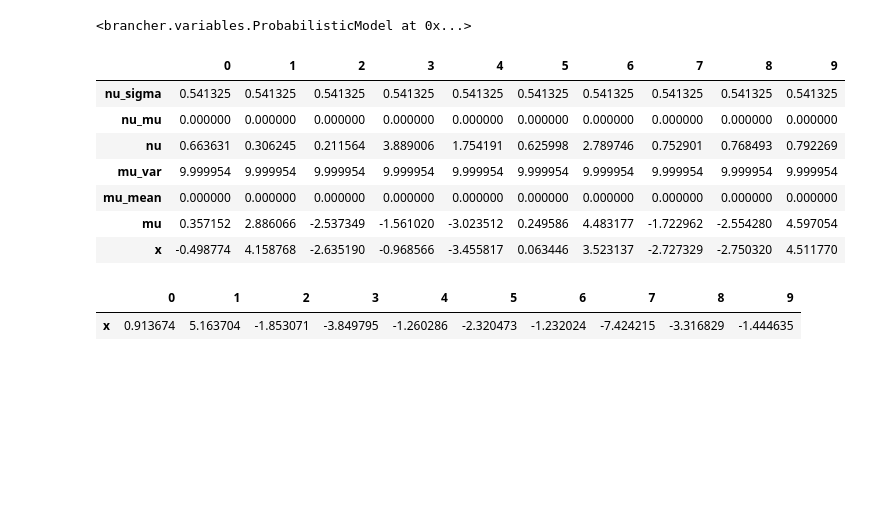
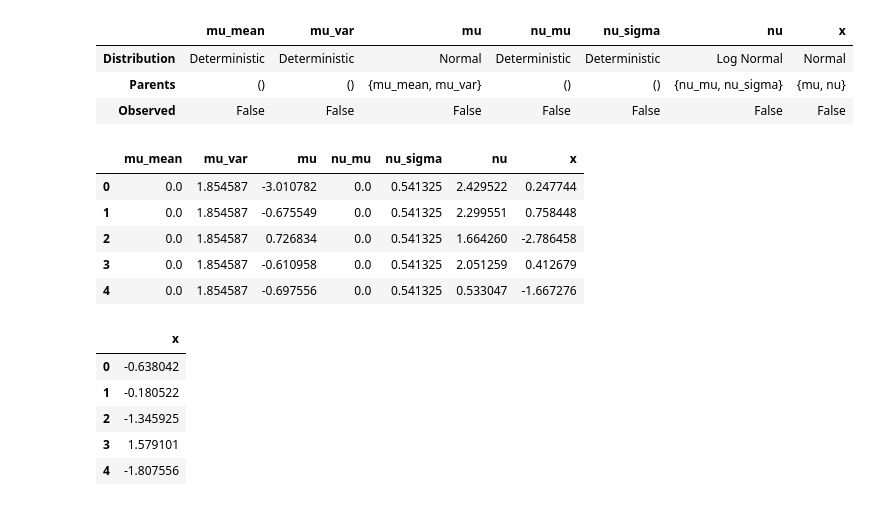
Before and after one commit to LucaAmbrogioni/Brancher, a Jupyter notebook: examples/notebooks/Intro.ipynb, the cells around one changed output. Cells and saved outputs as stored; diff of their text form; code cells hidden in the pictures; blank space fills up the shorter version.

```diff
--- a/examples/notebooks/Intro.ipynb
+++ b/examples/notebooks/Intro.ipynb
@@ -15,38 +15,43 @@ from brancher import inference
 import brancher.functions as BF
 # %%
 # Real model
-nu_real = 1.
-mu_real = -2.
-x_real = NormalVariable(mu_real, nu_real, "x_real")
+mu_real = 1.
+nu_real = 0.25
+x_real = NormalVariable(np.sin(mu_real), nu_real, "x_real")
 
 # Normal model
+mu = NormalVariable(0., 2., "mu")
 nu = LogNormalVariable(0., 1., "nu")
-mu = NormalVariable(0., 10., "mu")
-x = NormalVariable(mu, nu, "x")
-model = ProbabilisticModel([x])
+x = NormalVariable(BF.sin(mu), nu, "x") #TODO: Fix unary operator -
+model = ProbabilisticModel([x]) #FIx Repetitions in summary
 
-model
+model.model_summary
 # %% [output]
-<brancher.variables.ProbabilisticModel at 0x...>
+|  | mu_mean | mu_var | mu | nu_mu | nu_sigma | nu | x |
+| Distribution | Deterministic | Deterministic | Normal | Deterministic | Deterministic | Log Normal | Normal |
+| Parents | () | () | {mu_mean, mu_var} | () | () | {nu_mu, nu_sigma} | {mu, nu} |
+| Observed | False | False | False | False | False | False | False |
 # %%
 # Print samples
-sample = model.get_sample(10)
+sample = model.get_sample(5)
 sample
 # %% [output]
-|  | 0 | 1 | 2 | 3 | 4 | 5 | 6 | 7 | 8 | 9 |
-| nu_sigma | 0.541325 | 0.541325 | 0.541325 | 0.541325 | 0.541325 | 0.541325 | 0.541325 | 0.541325 | 0.541325 | 0.541325 |
-| nu_mu | 0.000000 | 0.000000 | 0.000000 | 0.000000 | 0.000000 | 0.000000 | 0.000000 | 0.000000 | 0.000000 | 0.000000 |
-| nu | 0.663631 | 0.306245 | 0.211564 | 3.889006 | 1.754191 | 0.625998 | 2.789746 | 0.752901 | 0.768493 | 0.792269 |
-| mu_var | 9.999954 | 9.999954 | 9.999954 | 9.999954 | 9.999954 | 9.999954 | 9.999954 | 9.999954 | 9.999954 | 9.999954 |
-| mu_mean | 0.000000 | 0.000000 | 0.000000 | 0.000000 | 0.000000 | 0.000000 | 0.000000 | 0.000000 | 0.000000 | 0.000000 |
-| mu | 0.357152 | 2.886066 | -2.537349 | -1.561020 | -3.023512 | 0.249586 | 4.483177 | -1.722962 | -2.554280 | 4.597054 |
-| x | -0.498774 | 4.158768 | -2.635190 | -0.968566 | -3.455817 | 0.063446 | 3.523137 | -2.727329 | -2.750320 | 4.511770 |
+|  | mu_mean | mu_var | mu | nu_mu | nu_sigma | nu | x |
+| 0 | 0.0 | 1.854587 | -3.010782 | 0.0 | 0.541325 | 2.429522 | 0.247744 |
+| 1 | 0.0 | 1.854587 | -0.675549 | 0.0 | 0.541325 | 2.299551 | 0.758448 |
+| 2 | 0.0 | 1.854587 | 0.726834 | 0.0 | 0.541325 | 1.664260 | -2.786458 |
+| 3 | 0.0 | 1.854587 | -0.610958 | 0.0 | 0.541325 | 2.051259 | 0.412679 |
+| 4 | 0.0 | 1.854587 | -0.697556 | 0.0 | 0.541325 | 0.533047 | -1.667276 |
 # %%
 # Print samples from single variable
-x_sample = x.get_sample(10)
+x_sample = x.get_sample(5)
 x_sample
 # %% [output]
-|  | 0 | 1 | 2 | 3 | 4 | 5 | 6 | 7 | 8 | 9 |
-| x | 0.913674 | 5.163704 | -1.853071 | -3.849795 | -1.260286 | -2.320473 | -1.232024 | -7.424215 | -3.316829 | -1.444635 |
+|  | x |
+| 0 | -0.638042 |
+| 1 | -0.180522 |
+| 2 | -1.345925 |
+| 3 | 1.579101 |
+| 4 | -1.807556 |
 # %%
 # Print samples conditional on an input
```
Also changed, not shown: parts of 10 cells of this notebook.
